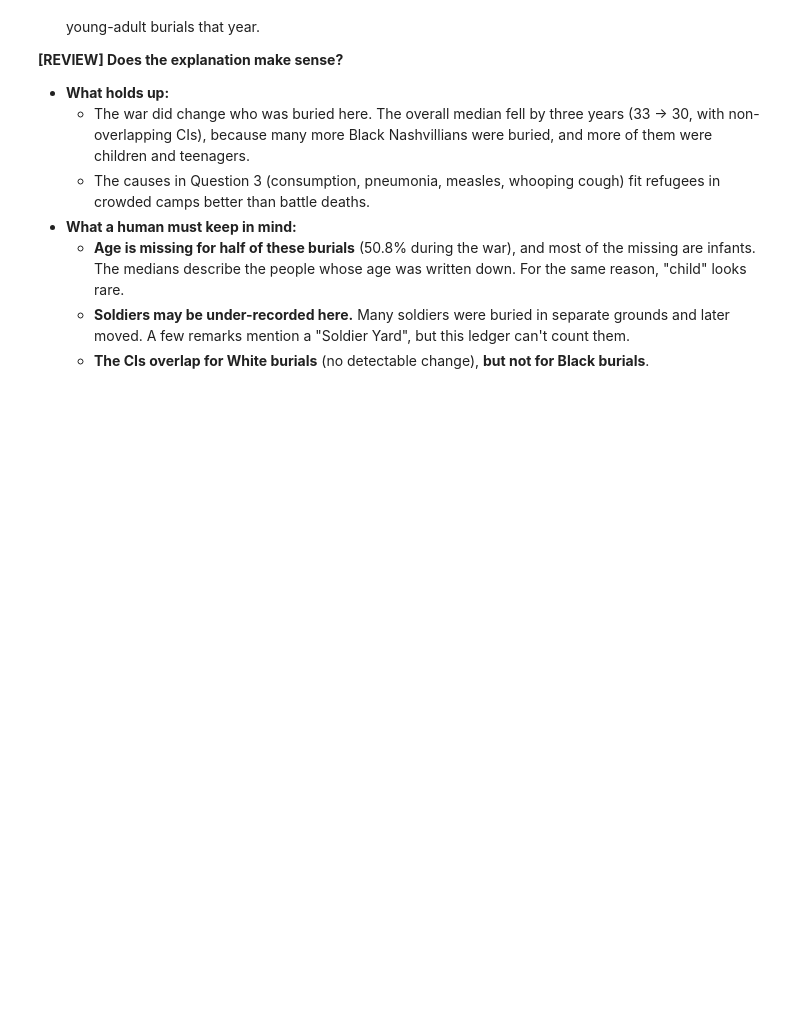
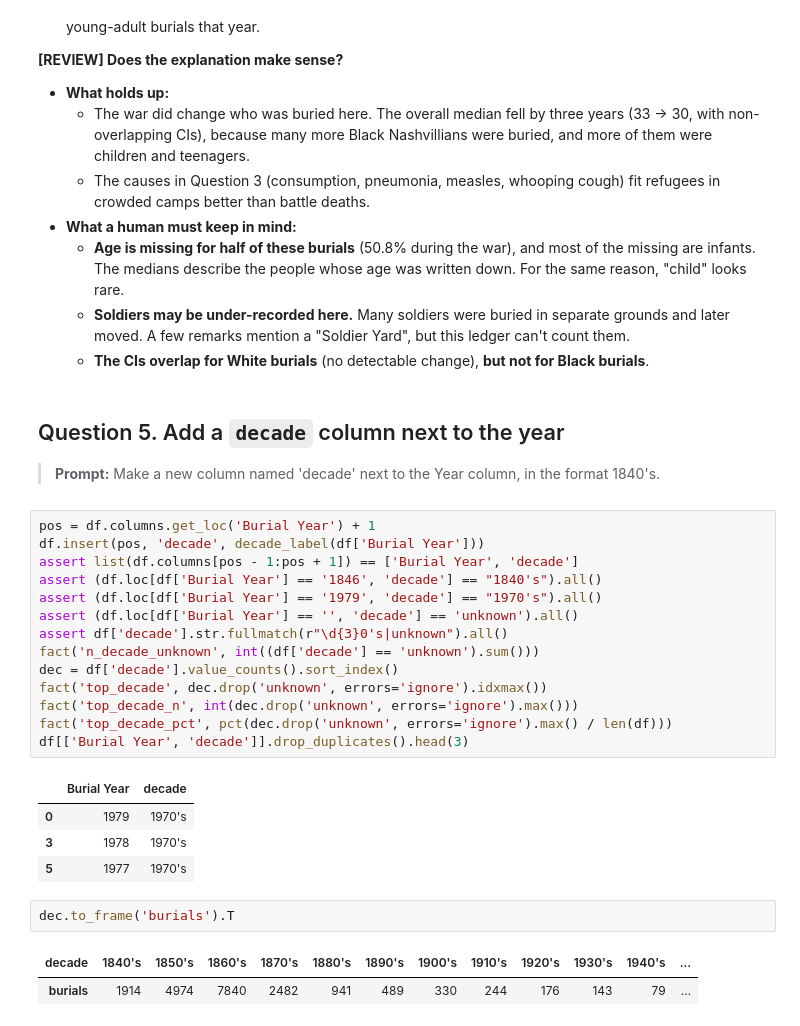
Before and after one commit to ryRyTheCoder/cause_of_death, a Jupyter notebook: submissions/juan_zavala/cemetery_analysis.ipynb, the cells around one changed output. Cells and saved outputs as stored; diff of their text form; blank space fills up the shorter version.

```diff
--- a/submissions/juan_zavala/cemetery_analysis.ipynb
+++ b/submissions/juan_zavala/cemetery_analysis.ipynb
@@ -739,3 +739,31 @@ save(fig, 'q4_civil_war_age.png')
   - **Age is missing for half of these burials** (50.8% during the war), and most of the missing are infants. The medians describe the people whose age was written down. For the same reason, "child" looks rare.
   - **Soldiers may be under-recorded here.** Many soldiers were buried in separate grounds and later moved. A few remarks mention a "Soldier Yard", but this ledger can't count them.
   - **The CIs overlap for White burials** (no detectable change), **but not for Black burials**.
+# %% [markdown]
+## Question 5. Add a `decade` column next to the year
+
+> **Prompt:** Make a new column named 'decade' next to the Year column, in the format 1840's.
+# %%
+pos = df.columns.get_loc('Burial Year') + 1
+df.insert(pos, 'decade', decade_label(df['Burial Year']))
+assert list(df.columns[pos - 1:pos + 1]) == ['Burial Year', 'decade']
+assert (df.loc[df['Burial Year'] == '1846', 'decade'] == "1840's").all()
+assert (df.loc[df['Burial Year'] == '1979', 'decade'] == "1970's").all()
+assert (df.loc[df['Burial Year'] == '', 'decade'] == 'unknown').all()
+assert df['decade'].str.fullmatch(r"\d{3}0's|unknown").all()
+fact('n_decade_unknown', int((df['decade'] == 'unknown').sum()))
+dec = df['decade'].value_counts().sort_index()
+fact('top_decade', dec.drop('unknown', errors='ignore').idxmax())
+fact('top_decade_n', int(dec.drop('unknown', errors='ignore').max()))
+fact('top_decade_pct', pct(dec.drop('unknown', errors='ignore').max() / len(df)))
+df[['Burial Year', 'decade']].drop_duplicates().head(3)
+# %% [output]
+|  | Burial Year | decade |
+| 0 | 1979 | 1970's |
+| 3 | 1978 | 1970's |
+| 5 | 1977 | 1970's |
+# %%
+dec.to_frame('burials').T
+# %% [output]
+| decade | 1840's | 1850's | 1860's | 1870's | 1880's | 1890's | 1900's | 1910's | 1920's | 1930's | 1940's | ... |
+| burials | 1914 | 4974 | 7840 | 2482 | 941 | 489 | 330 | 244 | 176 | 143 | 79 | ... |
```
Also changed, not shown: parts of 3 cells of this notebook, 2 other files.
